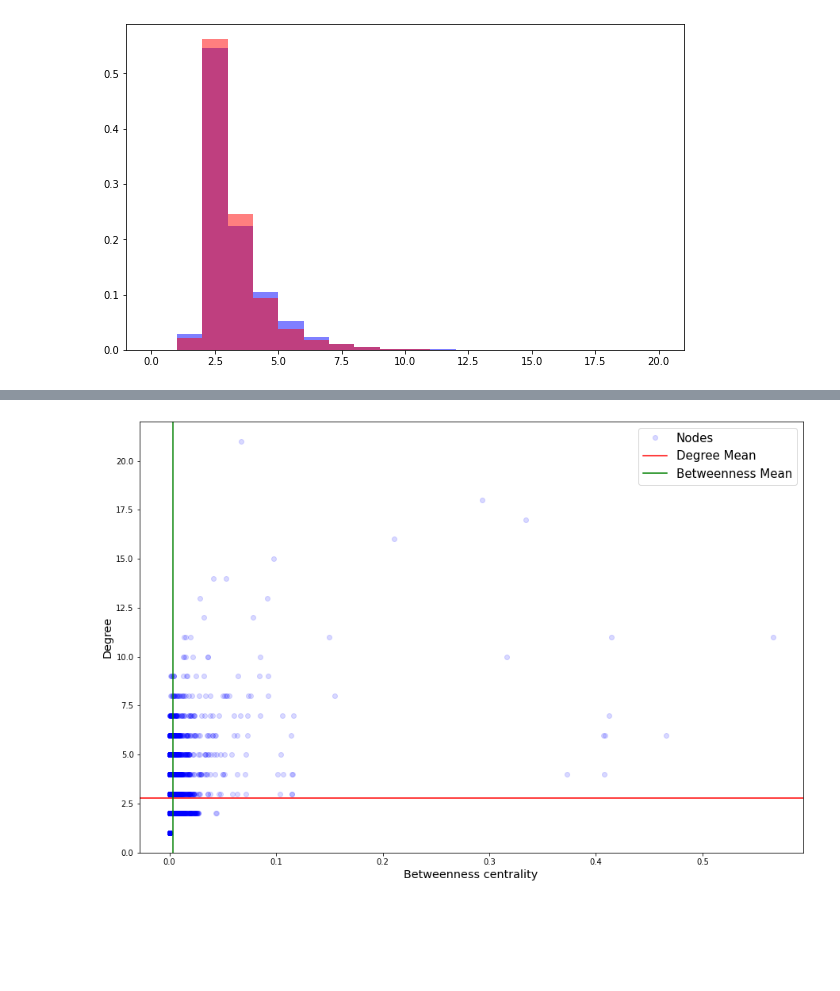
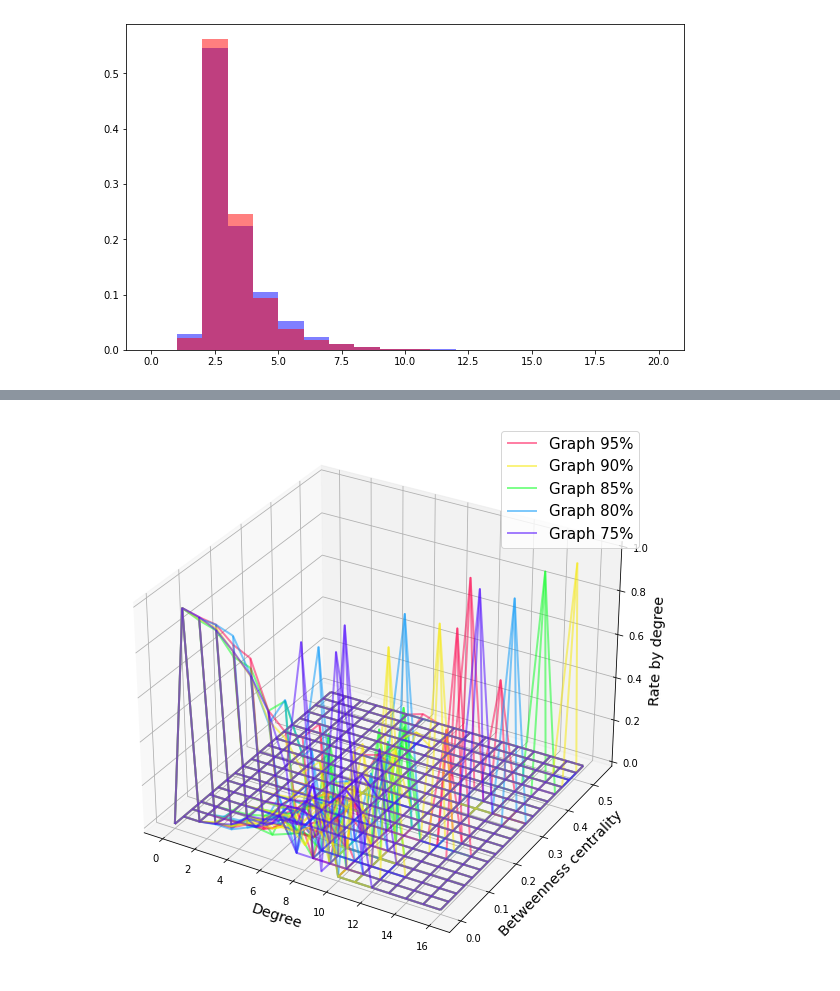
Before and after one commit to hozgurr/BLG-549E-Graph-Theory-Term-Project, a Jupyter notebook: create_digraph.ipynb, the cells around one changed output, grey strips where cells are left out. Cells and saved outputs as stored; diff of their text form; code cells hidden in the pictures; blank space fills up the shorter version.

```diff
--- a/create_digraph.ipynb
+++ b/create_digraph.ipynb
@@ -164,23 +165,25 @@ In our case, the betweenness centrality will show whether a station is more like
-# %%
-for start,end in G.edges():
-    G[start][end]['weight'] = 1 / distance.geodesic(pos[start], pos[end]).kilometers
-# %%
-# Initially took me 13 min
-degrees = G.degree()
-#betweenness = nx.betweenness_centrality(G, weight='weight')
-import json
-betweenness = json.load(open('graph_data/betweenness.json'))
-# %%
-plt.subplots(1, 1, figsize=(15,10))
-btw_list = list(betweeness.values())
-degree_list = [degree for code,degree in degrees]
-plt.plot(btw_list, degree_list, 'ob', alpha=0.15, label="Nodes")
-plt.axhline(np.mean(degree_list), c="r", label="Degree Mean")
-plt.axvline(np.mean(btw_list), c="g", label="Betweenness Mean")
-
-plt.ylabel(r'Degree', size='x-large')
-plt.xlabel(r'Betweenness centrality', size='x-large')
-plt.legend(prop={'size': 15})
-plt.show()
-# %% [output]
-[figure, removed]
+# %%
+def simulateSubgraph(G, ratio):
+    subgraph = G.copy()
+
+    linesToRemove = np.random.choice(hats[hats.HAT_DURUMU==1].HAT_KODU, math.ceil(len(hats[hats.HAT_DURUMU==1]) * (1-ratio)))
+    for line in linesToRemove:
+        segments1 = guzergahs[(guzergahs.HATKODU==line) & (guzergahs.YON=='D')]
+        segments1 = [o[1] for o in sorted(zip(segments1.SIRANO, segments1.DURAKKODU))]
+        segments2 = guzergahs[(guzergahs.HATKODU==line) & (guzergahs.YON=='G')]
+        segments2 = [o[1] for o in sorted(zip(segments2.SIRANO, segments2.DURAKKODU))]
+        segments = [(segments1[i], segments1[i+1]) for i in range(len(segments1)-1)] + \
+                   [(segments2[i], segments2[i+1]) for i in range(len(segments2)-1)]
+        subgraph.remove_edges_from(segments)
+
+    subgraph.remove_nodes_from([node for node,degree in subgraph.degree() if degree == 0])
+
+    return subgraph, subgraph.degree(), nx.betweenness_centrality(subgraph, weight='weight')
+# %%
+for start,end in G_EU.edges:
+    G_EU[start][end]['weight'] = 1 / distance.geodesic(pos[start], pos[end]).kilometers
+for start,end in G_ASIA.edges:
+    G_ASIA[start][end]['weight'] = 1 / distance.geodesic(pos[start], pos[end]).kilometers
+
+subgraphs_ASIA = [simulateSubgraph(G_ASIA, 1 - 0.05*(i+1)) for i in range(5)]
+subgraphs_EU =   [simulateSubgraph(G_EU,   1 - 0.05*(i+1)) for i in range(5)]
@@ -186,0 +227,13 @@ plt.show()
+# %%
+fig = plt.figure(figsize=(10,10))
+ax = plt.axes(projection='3d')
+
+draw3DGraph(subgraphs_ASIA, ax)
+
+ax.set_xlabel(r'Degree', size='x-large')
+ax.set_ylabel(r'Betweenness centrality', size='x-large')
+ax.set_zlabel(r'Rate by degree', size='x-large')
+plt.legend(prop={'size': 15})
+plt.show()
+# %% [output]
+[figure, added]
```
Also changed, not shown: parts of 4 cells of this notebook.
